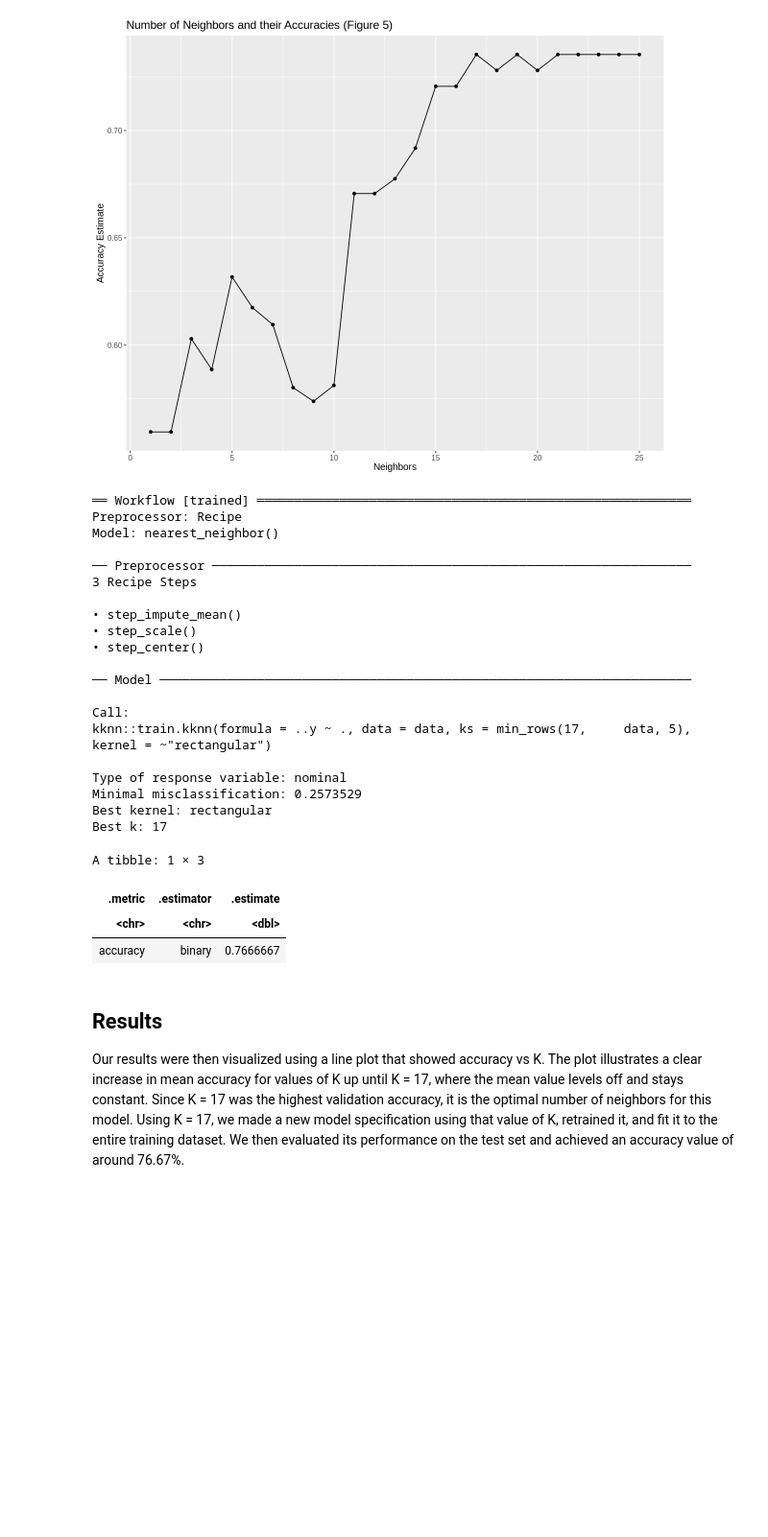
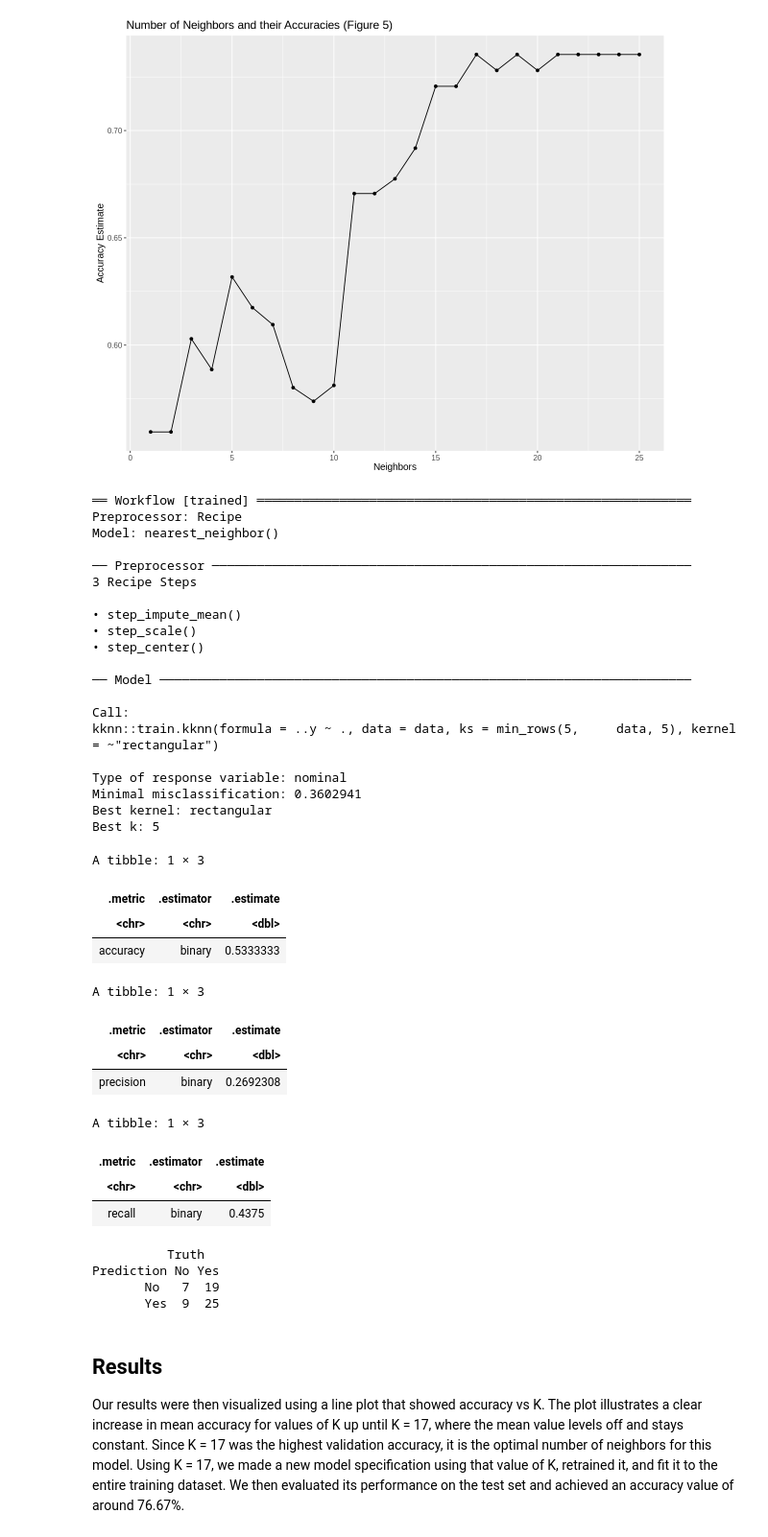
Before and after one commit to Shonh-debug/dsci-100-group-project-004-35, a Jupyter notebook: project_planning_final (1).ipynb, the cells around one changed output. Shown at 96% size. Drawn from its saved outputs; the diff is of its cells as text; code cells hidden in the pictures; blank space fills up the shorter version.

Commit message:
Added additional metrics, added detail to exploratory analysis

```diff
--- a/project_planning_final (1).ipynb
+++ b/project_planning_final (1).ipynb
@@ -306,48 +290,73 @@ A tibble: 6 × 7
 [figure]
 # %%
 players_spec <- nearest_neighbor(weight_func = "rectangular",
-                              neighbors = 17) |>
+                              neighbors = 5) |>
   set_engine("kknn") |>
   set_mode("classification")
 
 players_fit <- workflow() |>
   add_recipe(players_recipe) |>
   add_model(players_spec) |>
   fit(data = players_train)
 
 players_fit
 
 players_test_predictions <- predict(players_fit, players_test) |>
-	bind_cols(players_test) |>
-    metrics(truth = subscribe, estimate = .pred_class) |>
-    filter(.metric == "accuracy")
+  bind_cols(players_test)
 
-players_test_predictions
+players_test_metrics <- players_test_predictions |>
+  metrics(truth = subscribe, estimate = .pred_class) |>
+  filter(.metric == "accuracy")
+
+players_test_metrics
+
+
+players_test_predictions |>
+  precision(truth = subscribe, estimate = .pred_class, event_level = "first")
+
+players_test_predictions |>
+  recall(truth = subscribe, estimate = .pred_class, event_level = "first")
+
+confusion <- players_test_predictions |>
+             conf_mat(truth = subscribe, estimate = .pred_class)
+confusion
 # %% [output]
 ══ Workflow [trained] ══════════════════════════════════════════════════════════
 Preprocessor: Recipe
 Model: nearest_neighbor()
 
 ── Preprocessor ────────────────────────────────────────────────────────────────
 3 Recipe Steps
 
 • step_impute_mean()
 • step_scale()
 • step_center()
 
 ── Model ───────────────────────────────────────────────────────────────────────
 
 Call:
-kknn::train.kknn(formula = ..y ~ ., data = data, ks = min_rows(17,     data, 5), kernel = ~"rectangular")
+kknn::train.kknn(formula = ..y ~ ., data = data, ks = min_rows(5,     data, 5), kernel = ~"rectangular")
 
 Type of response variable: nominal
-Minimal misclassification: 0.2573529
+Minimal misclassification: 0.3602941
 Best kernel: rectangular
-Best k: 17
+Best k: 5
 A tibble: 1 × 3
 | .metric | .estimator | .estimate |
 | <chr> | <chr> | <dbl> |
-| accuracy | binary | 0.7666667 |
+| accuracy | binary | 0.5333333 |
+A tibble: 1 × 3
+| .metric | .estimator | .estimate |
+| <chr> | <chr> | <dbl> |
+| precision | binary | 0.2692308 |
+A tibble: 1 × 3
+| .metric | .estimator | .estimate |
+| <chr> | <chr> | <dbl> |
+| recall | binary | 0.4375 |
+          Truth
+Prediction No Yes
+       No   7  19
+       Yes  9  25
 # %% [markdown]
 ## Results
 
```
Also changed, not shown: parts of 2 cells of this notebook.
